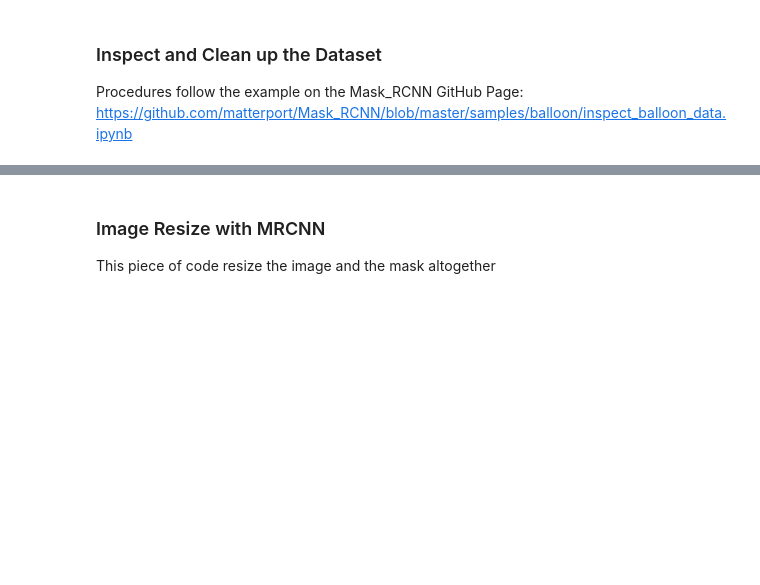
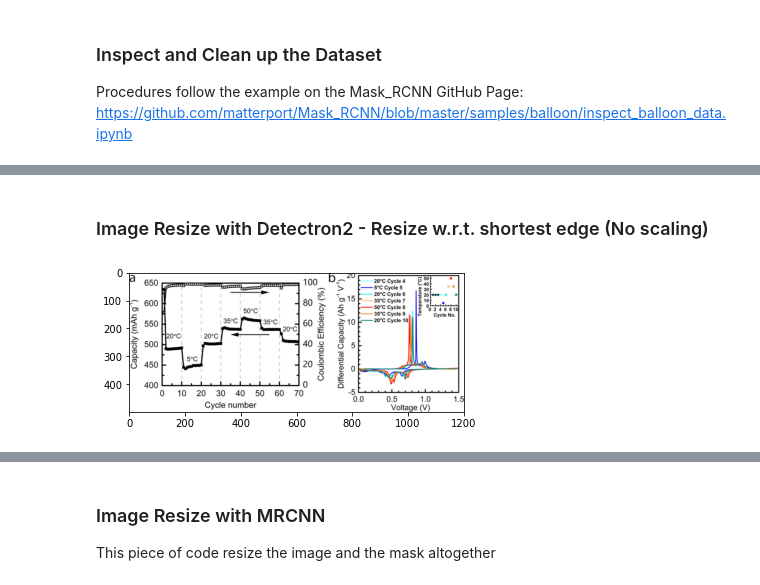
Before and after one commit to DataYoink/DataYoink, a Jupyter notebook: DorisNotebook.ipynb, the cells around one changed output, grey strips where cells are left out. Cells and saved outputs as stored; diff of their text form; code cells hidden in the pictures; blank space fills up the shorter version.

```diff
--- a/DorisNotebook.ipynb
+++ b/DorisNotebook.ipynb
@@ -53,0 +71,11 @@ dataloader = build_detection_train_loader(cfg,
+# %% [markdown]
+### Image Resize with Detectron2 -  Resize w.r.t. shortest edge (No scaling)
+# %%
+shortest_edge = T.ResizeShortestEdge(500, max_size=9223372036854775807, sample_style='range', interp=2)
+shortest_edge_transform = shortest_edge.get_transform(image)
+#type(shortest_edge_transform)
+new_img = shortest_edge_transform.apply_image(image)
+plt.imshow(new_img)
+plt.show()
+# %% [output]
+[figure, added]
```
Also changed, not shown: parts of 12 cells of this notebook, 3 other files.
